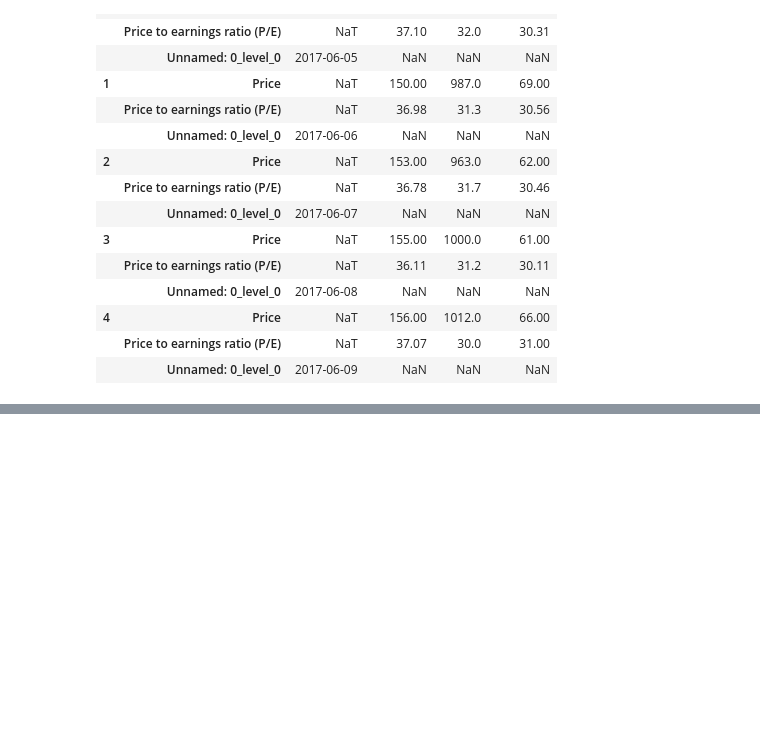
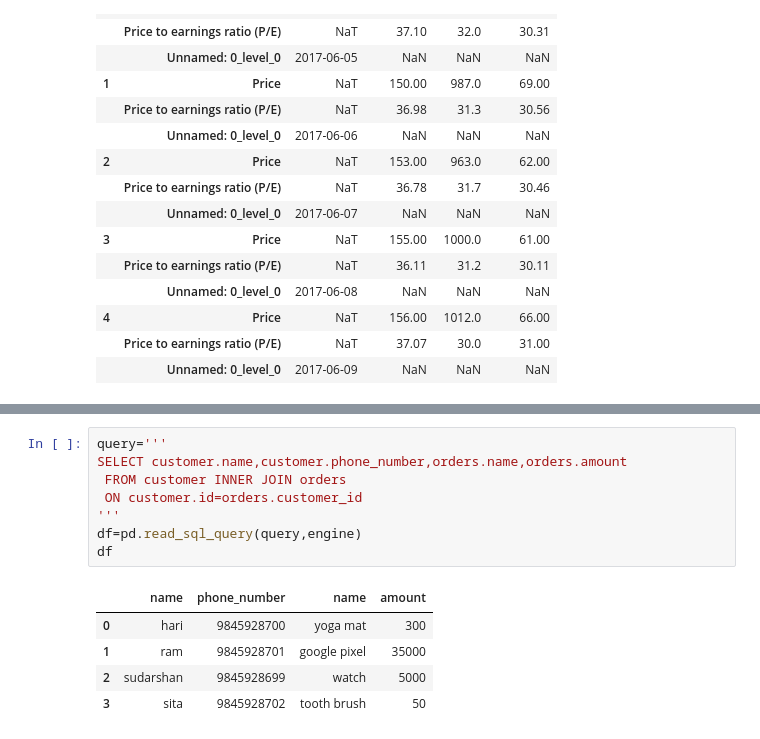
Before and after one commit to sudarshan-uprety/Machine-Leaning, a Jupyter notebook: Pandas/Pandas Notebook.ipynb, the cells around one changed output, grey strips where cells are left out. Cells and saved outputs as stored; diff of their text form; blank space fills up the shorter version.

```diff
--- a/Pandas/Pandas Notebook.ipynb
+++ b/Pandas/Pandas Notebook.ipynb
@@ -1847,0 +1874,14 @@ pd.crosstab([df.Sex],[df.Handedness],values=df.age)
+# %%
+query='''
+SELECT customer.name,customer.phone_number,orders.name,orders.amount
+ FROM customer INNER JOIN orders
+ ON customer.id=orders.customer_id
+'''
+df=pd.read_sql_query(query,engine)
+df
+# %% [output]
+|  | name | phone_number | name | amount |
+| 0 | hari | 9845928700 | yoga mat | 300 |
+| 1 | ram | 9845928701 | google pixel | 35000 |
+| 2 | sudarshan | 9845928699 | watch | 5000 |
+| 3 | sita | 9845928702 | tooth brush | 50 |
```
Also changed, not shown: parts of 17 cells of this notebook, 1 other file.
